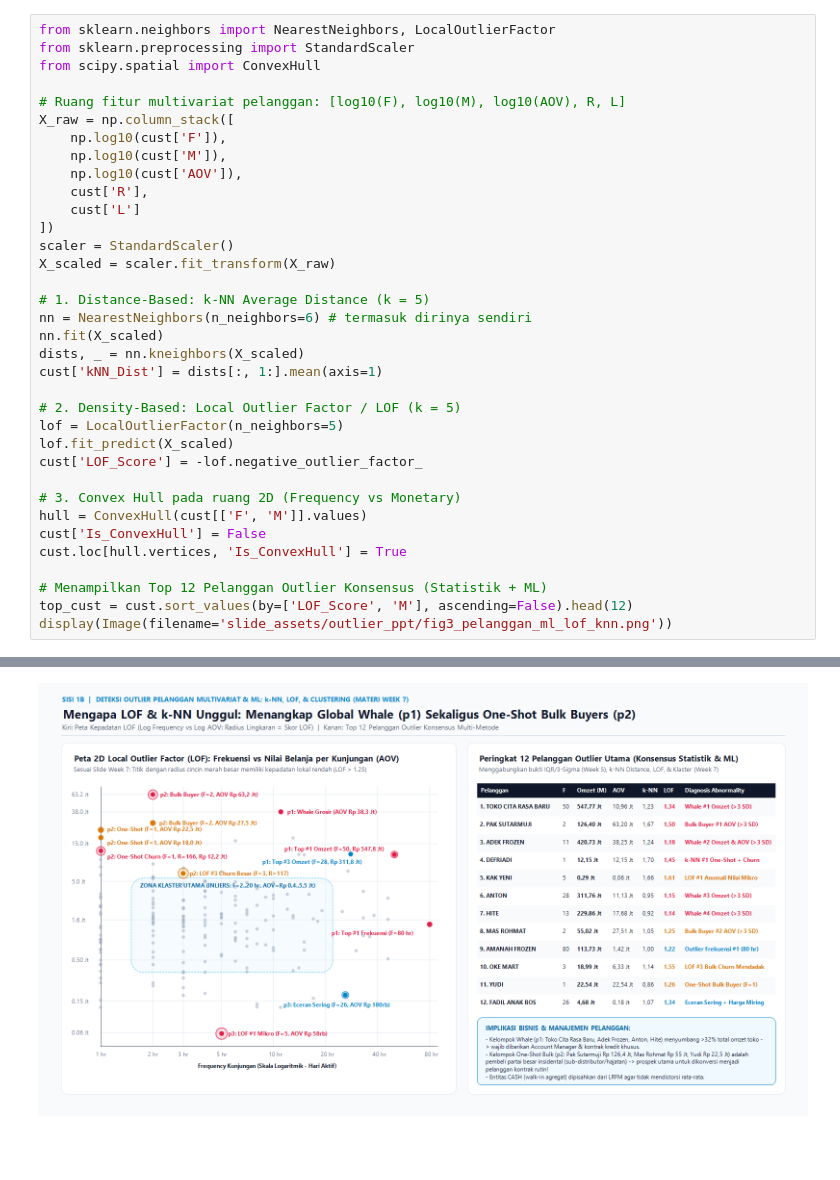
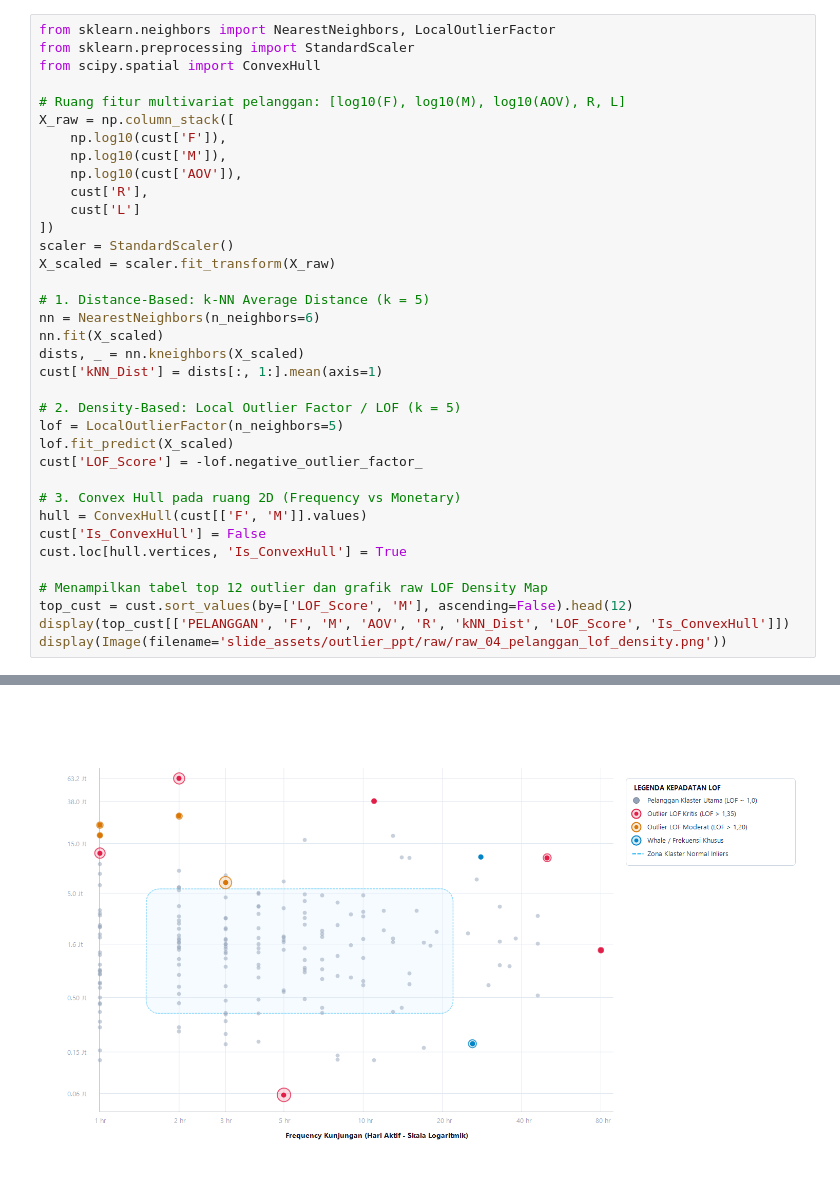
Before and after one commit to Terano24/ADD-adudu, a Jupyter notebook: 06_tugas_outlier_detection_frozen_food.ipynb, the cells around one changed output, grey strips where cells are left out. Drawn from its saved outputs; the diff is of its cells as text; blank space fills up the shorter version.

```diff
--- a/06_tugas_outlier_detection_frozen_food.ipynb
+++ b/06_tugas_outlier_detection_frozen_food.ipynb
@@ -153,7 +145,7 @@ scaler = StandardScaler()
 X_scaled = scaler.fit_transform(X_raw)
 
 # 1. Distance-Based: k-NN Average Distance (k = 5)
-nn = NearestNeighbors(n_neighbors=6) # termasuk dirinya sendiri
+nn = NearestNeighbors(n_neighbors=6)
 nn.fit(X_scaled)
 dists, _ = nn.kneighbors(X_scaled)
 cust['kNN_Dist'] = dists[:, 1:].mean(axis=1)
@@ -168,7 +160,8 @@ hull = ConvexHull(cust[['F', 'M']].values)
 cust['Is_ConvexHull'] = False
 cust.loc[hull.vertices, 'Is_ConvexHull'] = True
 
-# Menampilkan Top 12 Pelanggan Outlier Konsensus (Statistik + ML)
+# Menampilkan tabel top 12 outlier dan grafik raw LOF Density Map
 top_cust = cust.sort_values(by=['LOF_Score', 'M'], ascending=False).head(12)
-display(Image(filename='slide_assets/outlier_ppt/fig3_pelanggan_ml_lof_knn.png'))
+display(top_cust[['PELANGGAN', 'F', 'M', 'AOV', 'R', 'kNN_Dist', 'LOF_Score', 'Is_ConvexHull']])
+display(Image(filename='slide_assets/outlier_ppt/raw/raw_04_pelanggan_lof_density.png'))
 # %% [output]
@@ -188,17 +174,17 @@ Top 12 Pelanggan Outlier Berdasarkan Konsensus Statistik (IQR/3-SD) & Machine Le
 | No | Nama Pelanggan | L (Hari) | R (Hari) | F (Hari) | Monetary (Rp) | AOV = M/F (Rp) | k-NN Dist | LOF Score | ... |
 | 1 | TOKO CITA RASA BARU | 173 | 2 | 50 | 547,770,564 | 10,955,411 | 1.233 | 1.340 | ... |
 | 2 | PAK SUTARMUJI | 10 | 48 | 2 | 126,400,000 | 63,200,000 | 1.667 | 1.495 | ... |
 | 3 | ADEK FROZEN | 97 | 10 | 11 | 420,733,900 | 38,248,536 | 1.236 | 1.181 | ... |
 | 4 | DEFRIADI | 0 | 166 | 1 | 12,150,000 | 12,150,000 | 1.701 | 1.454 | ... |
 | 5 | KAK YENI | 40 | 136 | 5 | 290,000 | 58,000 | 1.657 | 1.609 | ... |
 | 6 | ANTON | 173 | 0 | 28 | 311,763,500 | 11,134,411 | 0.950 | 1.150 | ... |
 | 7 | HITE | 87 | 36 | 13 | 229,858,600 | 17,681,431 | 0.920 | 1.140 | ... |
 | 8 | MAS ROHMAT | 38 | 20 | 2 | 55,020,000 | 27,510,000 | 1.052 | 1.246 | ... |
 | 9 | AMANAH FROZEN | 175 | 2 | 80 | 113,727,250 | 1,421,591 | 0.996 | 1.219 | ... |
 | 10 | OKE MART | 22 | 117 | 3 | 18,988,000 | 6,329,333 | 1.139 | 1.545 | ... |
 | 11 | YUDI | 0 | 31 | 1 | 22,540,000 | 22,540,000 | 0.860 | 1.262 | ... |
 | 12 | FADIL ANAK BOS | 170 | 6 | 26 | 4,681,500 | 180,058 | 1.069 | 1.341 | ... |
-[figure, old version]
+[figure, new version]
 # %% [markdown]
 ---
 ## Sisi 2: Menemukan Harga Barang yang Outlier (*Terlalu Murah atau Terlalu Mahal Bila Dilihat dari $X$*)
```
Also changed, not shown: parts of 14 cells of this notebook, 17 other files.
